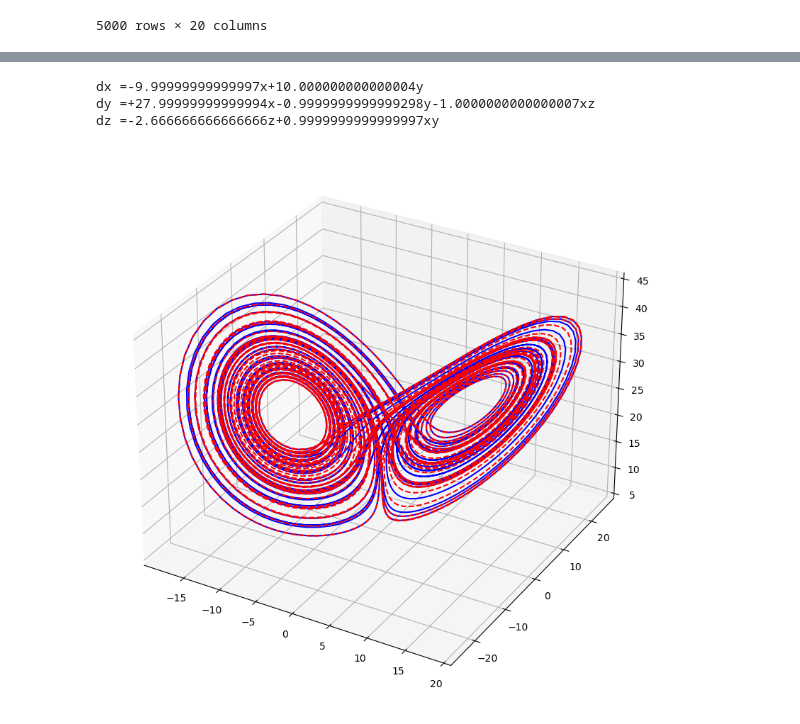
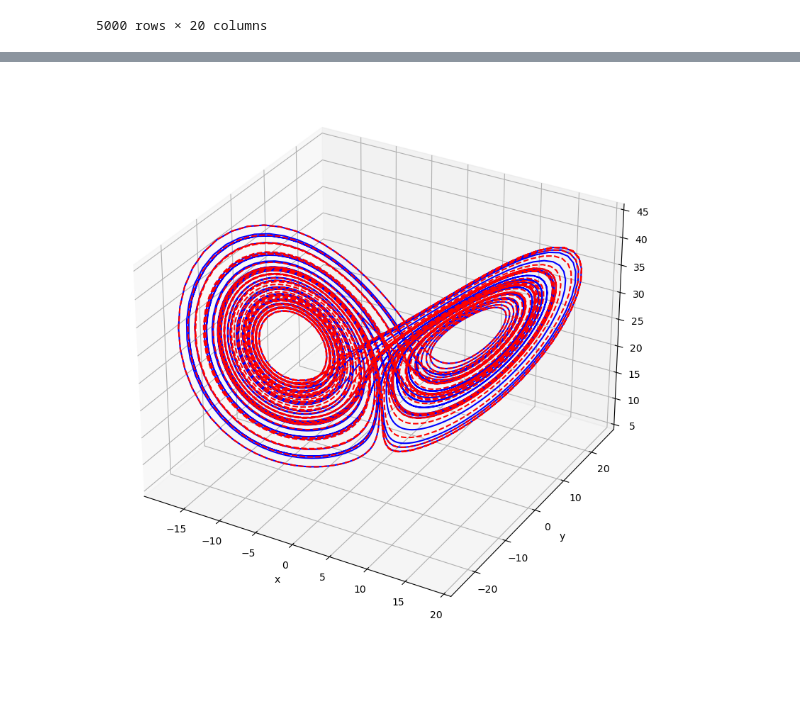
Before and after one commit to Salies/data-driven-des, a Jupyter notebook: testing.ipynb, the cells around one changed output, grey strips where cells are left out. Cells and saved outputs as stored; diff of their text form; code cells hidden in the pictures; blank space fills up the shorter version.

```diff
--- a/testing.ipynb
+++ b/testing.ipynb
@@ -362,13 +363,3 @@ df_theta
 | 4998 | 1.0 | 2.043799 | 4.902883 | 24.004220 | 4.177114 | 10.020507 | 49.059797 | 24.038264 | 117.689887 | 576.202578 | 8.537180 | ... |
 | 4999 | 1.0 | 2.317820 | 4.946778 | 23.478643 | 5.372290 | 11.465743 | 54.419270 | 24.470617 | 116.143645 | 551.246665 | 12.452002 | ... |
 5000 rows × 20 columns
-# %%
-inputs = np.array([-8, 8, 27])
-k = 2
-
-combinations = np.indices((len(inputs),) * k).reshape((k, -1)).T
-unique_combinations = np.unique(np.sort(combinations, axis=1), axis=0)
-selected_combinations = inputs[unique_combinations]
-result = np.prod(selected_combinations, axis=1).tolist()
-result
-#result
@@ -379,7 +391,6 @@ result
 def sindy_system_solve(inputs, t0):
     # Decompõe o inputs em um vetor
     inputs = np.array(inputs).reshape(-1)
-    #print(inputs)
     # Neste ponto é necessário conhecer as funções candidatas para progredir
     # E saber como remontar o sistema. Um possível TODO é criar uma relação na geração das candidatas que possa
     # ser reaproveitada nesta função. Aqui, reproduzo as candidatas manualmente.
@@ -389,10 +400,11 @@ def sindy_system_solve(inputs, t0):
     # Combinação de inputs até ordem 3
     k = 2
     while candi_vet.shape[0] < 20:
+        # TODO: otimizável?
         combinations = np.indices((len(inputs),) * k).reshape((k, -1)).T
         unique_combinations = np.unique(np.sort(combinations, axis=1), axis=0)
         selected_combinations = inputs[unique_combinations]
-        result = np.prod(selected_combinations, axis=1).tolist()
+        result = np.prod(selected_combinations, axis=1)
         candi_vet = np.append(candi_vet, result)
         k += 1
     # Tomando a dimensionaliade do sistema como o número de colunas de Xi
@@ -417,9 +417,2 @@ COLUNAS = X, Y, Z
-# %%
-sys = rebuild_system(Xi, row_names)
-print(sys)
-# %% [output]
-dx =-9.99999999999997x+10.000000000000004y
-dy =+27.99999999999994x-0.9999999999999298y-1.0000000000000007xz
-dz =-2.666666666666666z+0.9999999999999997xy
 # %%
 # Remontando o sistema
@@ -435,11 +430,14 @@ x_sindy = integrate.odeint(sindy_system_solve, x0, t,rtol=10**(-12),atol=10**(-1
 # %%
 # 3D plot: x_sindy (Dashed) vs x (Solid)
 fig = plt.figure(figsize=(10, 10))
 ax = fig.add_subplot(projection='3d')
 ax.plot(x[:, 0], x[:, 1], x[:, 2], 'b')
 ax.plot(x_sindy[:, 0], x_sindy[:, 1], x_sindy[:, 2], 'r--')
+ax.set_xlabel('x')
+ax.set_ylabel('y')
+ax.set_zlabel('z')
 plt.show()
 # %% [output]
-[figure, old version]
+[figure, new version]
 # %%
 # TODO: 100 trajetórias!
```
Also changed, not shown: parts of 7 cells of this notebook.
